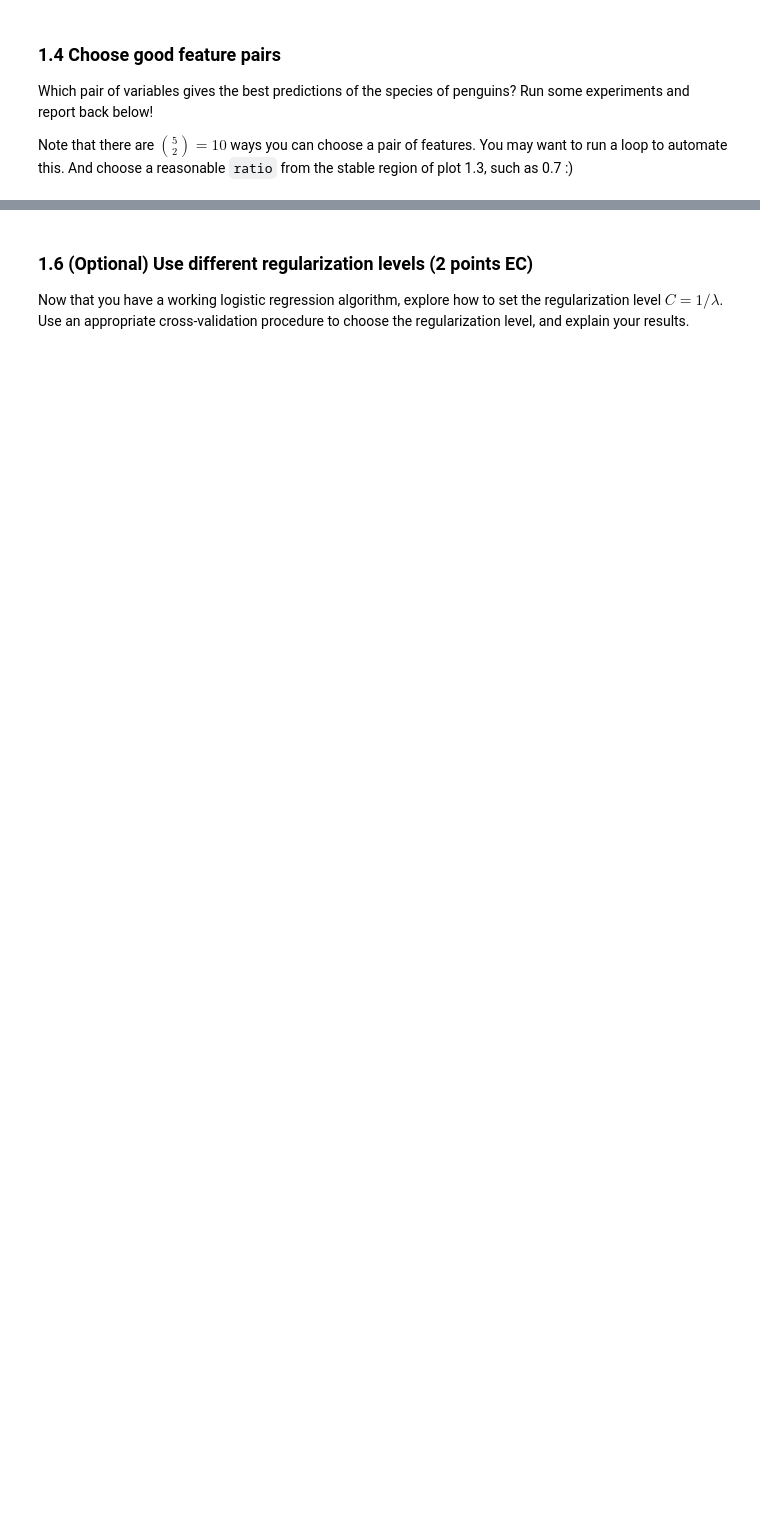
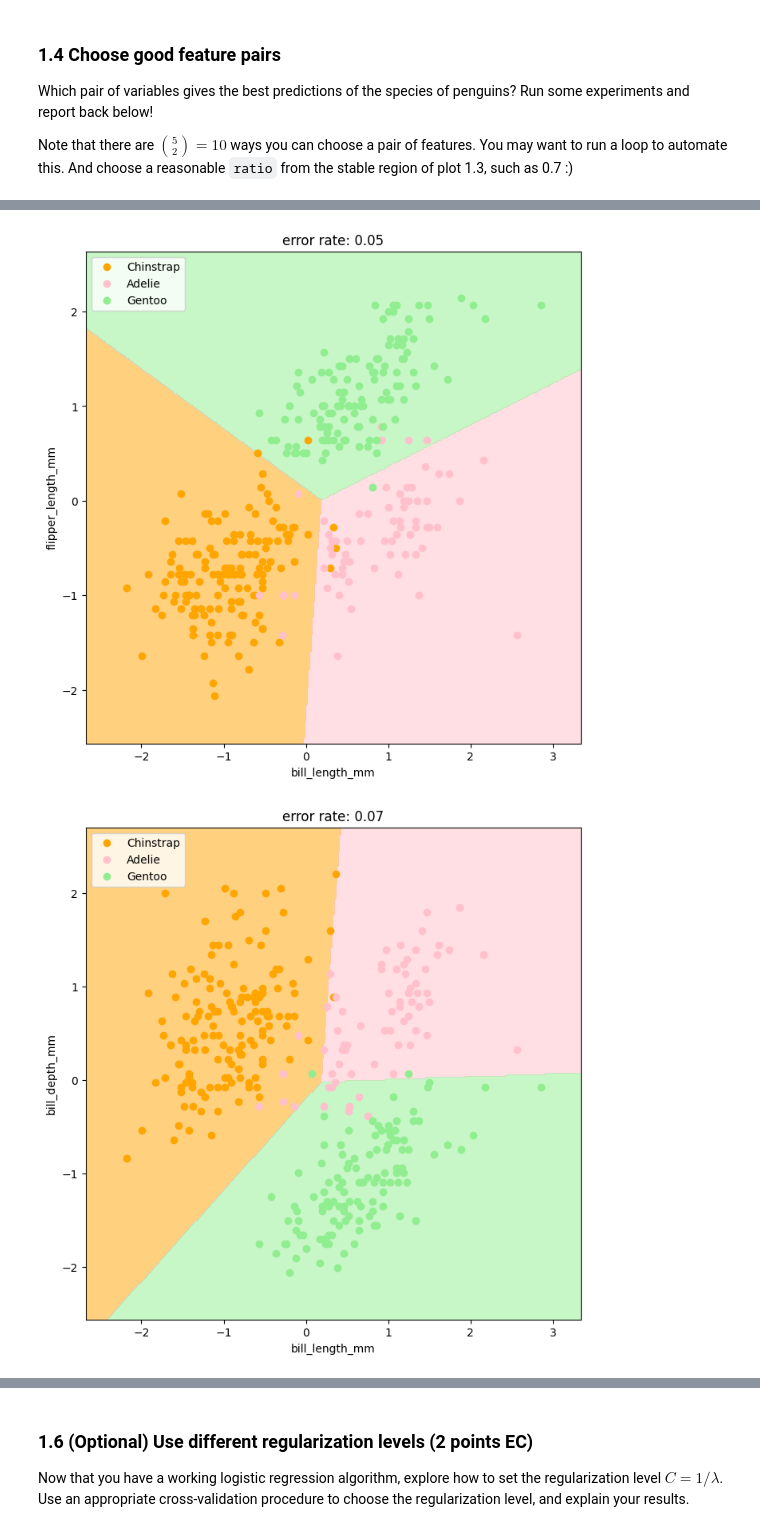
Before and after one commit to luissullon/IML26, a Jupyter notebook: assignments/assn2/assn2.ipynb, the cells around one changed output, grey strips where cells are left out. Cells and saved outputs as stored; diff of their text form; code cells hidden in the pictures; blank space fills up the shorter version.

```diff
--- a/assignments/assn2/assn2.ipynb
+++ b/assignments/assn2/assn2.ipynb
@@ -180,3 +307,26 @@ Note that there are ${5 \choose 2} = 10$ ways you can choose a pair of features.
 # todo:
 # your code starts here
 # your code ends here
+from itertools import combinations
+import numpy as np
+
+features = ['bill_length_mm', 'bill_depth_mm',
+            'flipper_length_mm', 'body_mass_g', 'sex']
+
+train_ratio = 0.7
+trials = 100
+
+best_pair, best_err = None, 1.0
+
+pair_results = []
+
+for feat1, feat2 in combinations(features, 2):
+  cols = [feat1, feat2]
+  X_pair = X[cols]
+  err = get_err_rate(X_pair, y, train_ratio, trials)
+  pair_results.append((cols, err))
+  print(f"Pair {cols}: error = {err :.4f}")
+  if err < best_err:
+    best_err, best_pair = err, cols
+
+print(f"Best pair: {best_pair} (error: {best_err:.3f})")
@@ -219,3 +381,19 @@ def plot_decision_boundaries(X, y, model, error):
     plt.ylabel(X.columns[1])
 # %%
 # Your code and markdown here
+sorted_pairs = sorted(pair_results, key=lambda t: t[1])
+pairs_to_plot = sorted_pairs[:3]
+
+for pair, avg_err in pairs_to_plot:
+    X_pair = X[list(pair)]
+
+    lr = LogisticRegression(penalty='l2',C=0.1)
+    lr.fit(X_pair, y)
+
+    X_backup = X
+    X = X_pair
+    plot_decision_boundaries(X_pair, y, lr, error=avg_err)
+    X = X_backup
+# %% [output]
+[figure, added]
+[figure, added]
```
Also changed, not shown: parts of 28 cells of this notebook.
